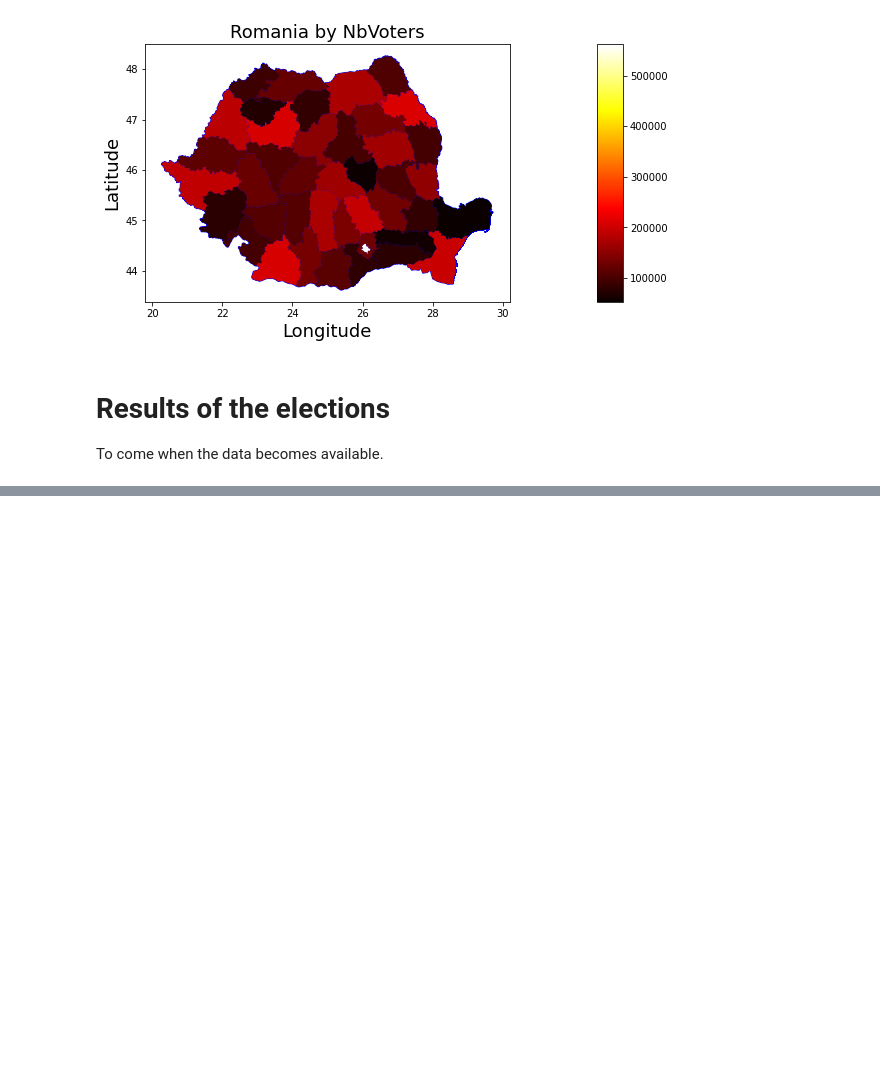
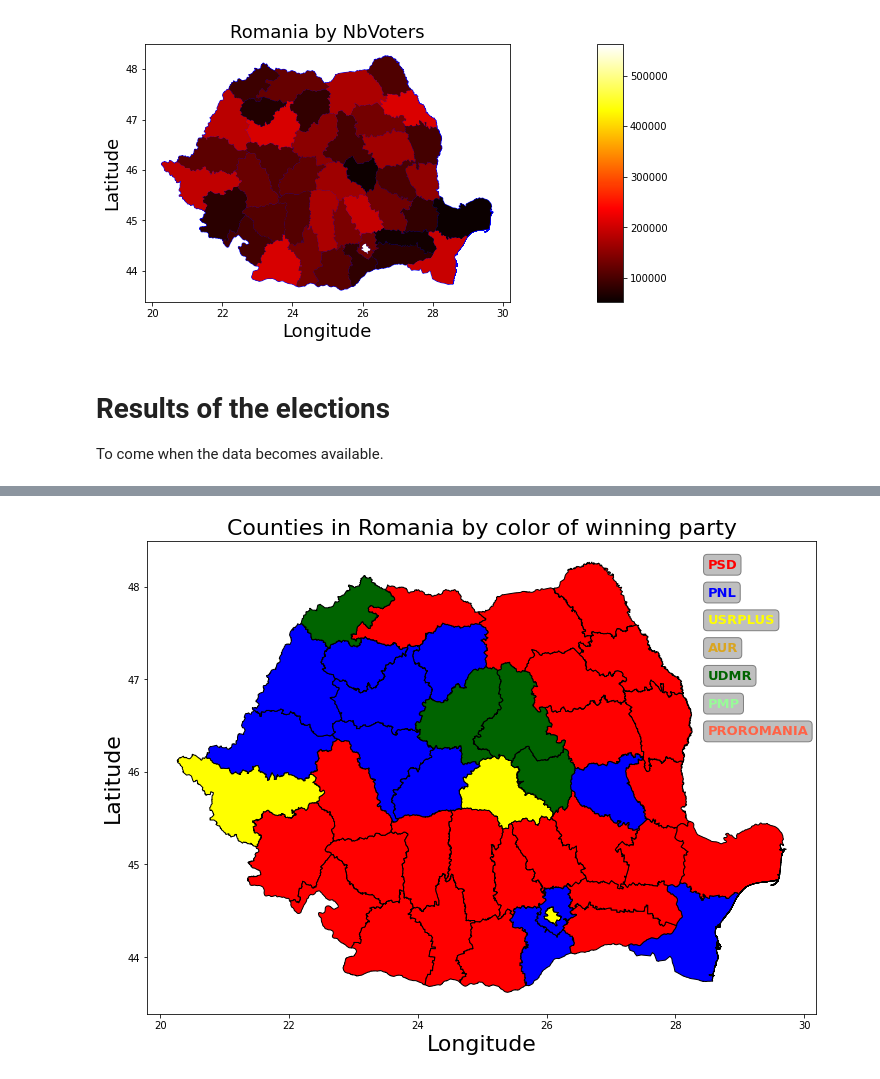
Before and after one commit to abuzatu/geo_spatial, a Jupyter notebook: romania/ro_elections.ipynb, the cells around one changed output, grey strips where cells are left out. Saved outputs shown, nothing was run; the diff lists cells and outputs as text; code cells hidden in the pictures; blank space fills up the shorter version.

```diff
--- a/romania/ro_elections.ipynb
+++ b/romania/ro_elections.ipynb
@@ -396,0 +567,31 @@ To come when the data becomes available.
+# %%
+def plot_counties_colored_by_column(gdf, var):
+    gdf_2 = gdf[gdf.county == "B"]
+    dynamic_linewidth = 0.4
+    fig, ax = plt.subplots(1, 1, figsize = (12, 9))
+    #
+    for i, party in enumerate(dict_party_color.keys()):
+        #if party != "PSD":
+        #    continue
+        #gdf_2.plot(ax = ax, label = f"bla", color = f"{dict_party_color[party]}", legend = True)
+        plt.text(28.5, 48.2-i*0.3, party, color = dict_party_color[party], fontsize=13, weight = "bold",
+                 bbox=dict(boxstyle="round", ec="grey", fc = matplotlib.colors.colorConverter.to_rgba("grey", alpha=0.5)),
+                )
+    # polygon_color_face = matplotlib.colors.colorConverter.to_rgba("cyan", alpha=1.0)
+    polygon_color_edge = matplotlib.colors.colorConverter.to_rgba("black", alpha=1.0)
+    gdf.plot(ax = ax,
+                  #facecolor=polygon_color_face,
+                  edgecolor=polygon_color_edge,
+                  linewidth = 1,
+                  color = gdf[var].values,
+                 )
+
+    #
+    plt.xlabel("Longitude", fontsize = 22)
+    plt.ylabel("Latitude", fontsize = 22)
+    plt.title(f"Counties in Romania by color of winning party", fontsize = 22)
+    plt.savefig("")
+# %%
+plot_counties_colored_by_column(gdf_counties_5, "color")
+# %% [output]
+[figure, added]
```
Also changed, not shown: parts of 15 cells of this notebook.
